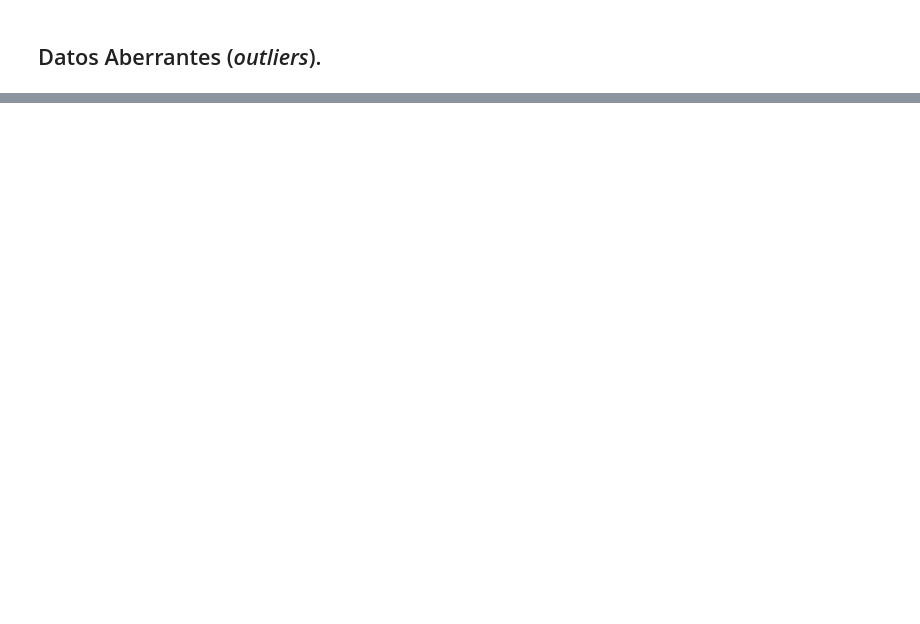
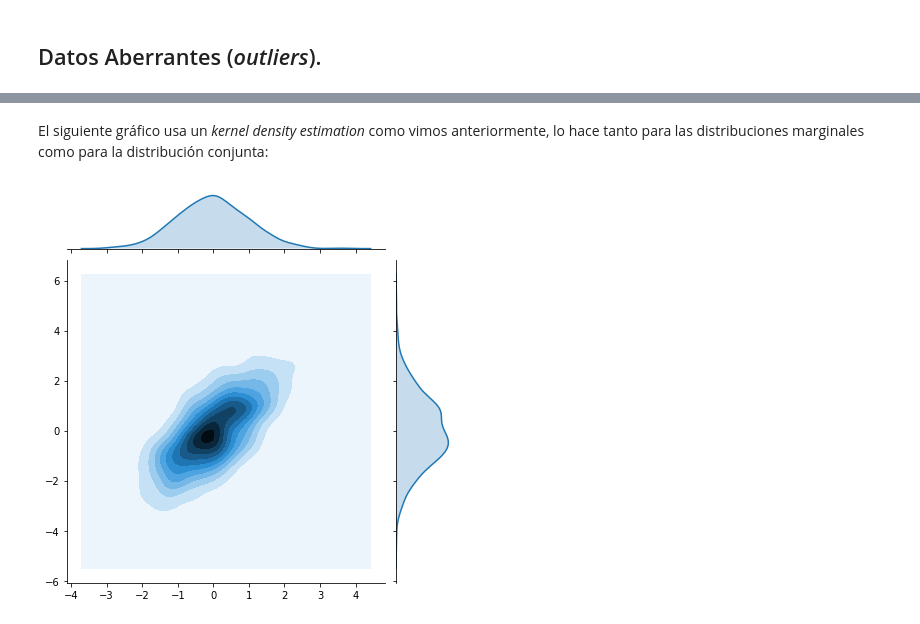
Before and after one commit to ejdecena/Herramientas-Python, a Jupyter notebook: 03_matplotlib.ipynb, the cells around one changed output, grey strips where cells are left out. Cells and saved outputs as stored; diff of their text form; code cells hidden in the pictures; blank space fills up the shorter version.

```diff
--- a/03_matplotlib.ipynb
+++ b/03_matplotlib.ipynb
@@ -141,0 +209,7 @@ Los *datos aberrantes* (*outliers*) son valores que están muy alejados de la ma
+# %% [markdown]
+El siguiente gráfico usa un *kernel density estimation* como vimos anteriormente, lo hace tanto para las distribuciones marginales como para la distribución conjunta:
+# %%
+sns.jointplot(x, y,  kind = 'kde', stat_func = None)
+plt.show()
+# %% [output]
+[figure, added]
```
Also changed, not shown: parts of 28 cells of this notebook.
